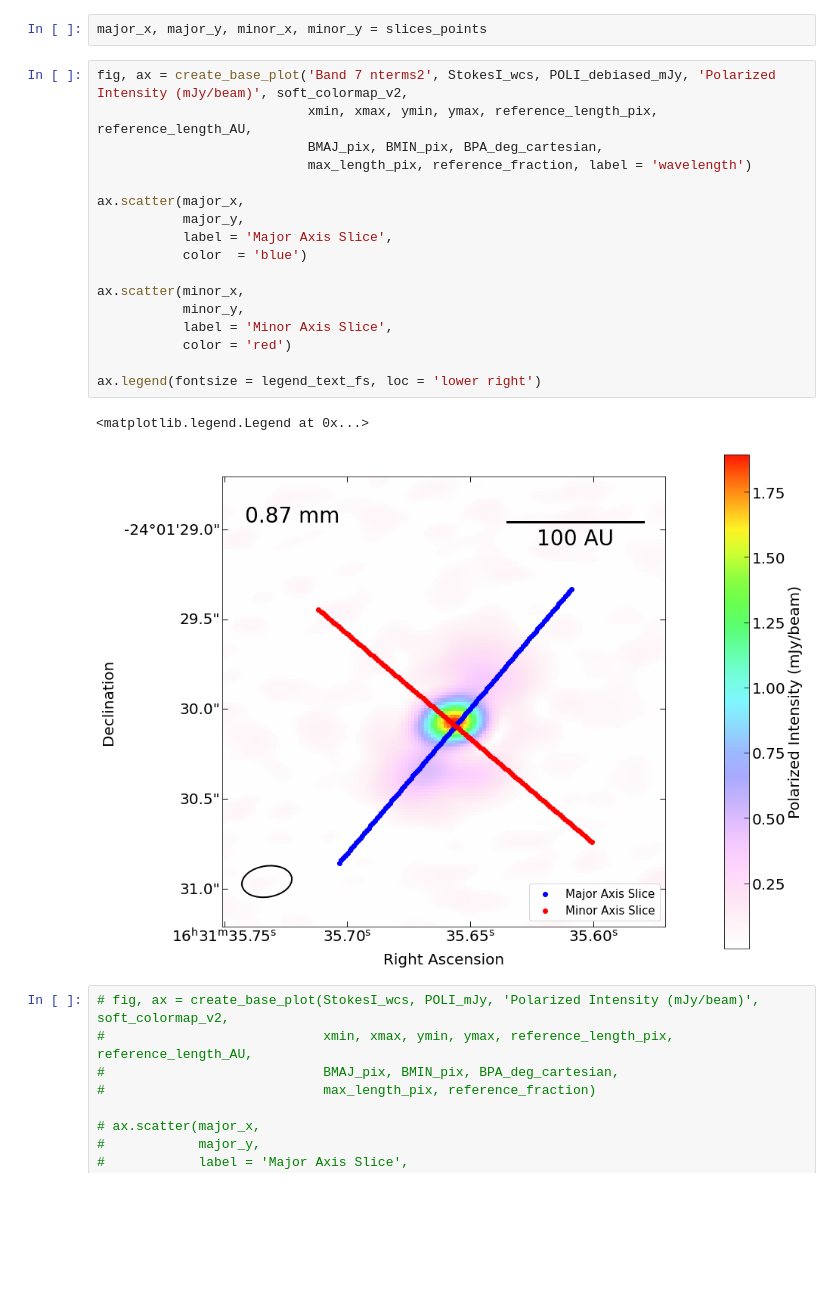
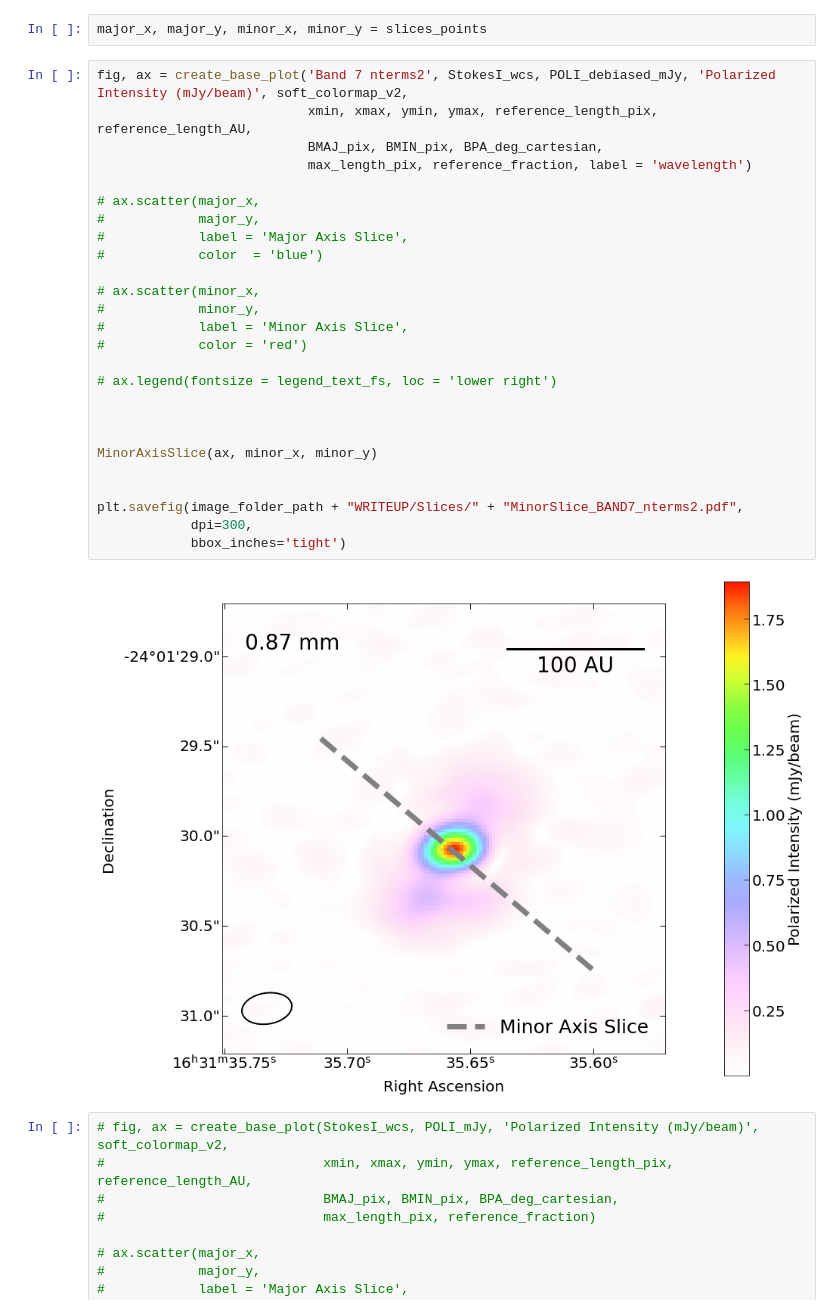
Before and after one commit to audreyburggraf/MastersThesis, a Jupyter notebook: PLOTTING C29 989/BAND7_nterms2.ipynb, the cells around one changed output. Cells and saved outputs as stored; diff of their text form; blank space fills up the shorter version.

```diff
--- a/PLOTTING C29 989/BAND7_nterms2.ipynb
+++ b/PLOTTING C29 989/BAND7_nterms2.ipynb
@@ -231,23 +233,31 @@ major_x, major_y, minor_x, minor_y = slices_points
 # %%
 fig, ax = create_base_plot('Band 7 nterms2', StokesI_wcs, POLI_debiased_mJy, 'Polarized Intensity (mJy/beam)', soft_colormap_v2,
                            xmin, xmax, ymin, ymax, reference_length_pix, reference_length_AU,
                            BMAJ_pix, BMIN_pix, BPA_deg_cartesian,
                            max_length_pix, reference_fraction, label = 'wavelength')
 
-ax.scatter(major_x,
-           major_y,
-           label = 'Major Axis Slice',
-           color  = 'blue')
+# ax.scatter(major_x,
+#            major_y,
+#            label = 'Major Axis Slice',
+#            color  = 'blue')
 
-ax.scatter(minor_x,
-           minor_y,
-           label = 'Minor Axis Slice',
-           color = 'red')
+# ax.scatter(minor_x,
+#            minor_y,
+#            label = 'Minor Axis Slice',
+#            color = 'red')
 
-ax.legend(fontsize = legend_text_fs, loc = 'lower right')
+# ax.legend(fontsize = legend_text_fs, loc = 'lower right')
+
+
+
+MinorAxisSlice(ax, minor_x, minor_y)
+
+
+plt.savefig(image_folder_path + "WRITEUP/Slices/" + "MinorSlice_BAND7_nterms2.pdf",
+            dpi=300,
+            bbox_inches='tight')
 # %% [output]
-<matplotlib.legend.Legend at 0x...>
-[figure, old version]
+[figure, new version]
 # %%
 # fig, ax = create_base_plot(StokesI_wcs, POLI_mJy, 'Polarized Intensity (mJy/beam)', soft_colormap_v2,
 #                            xmin, xmax, ymin, ymax, reference_length_pix, reference_length_AU,
```
Also changed, not shown: parts of 8 cells of this notebook, 51 other files.
